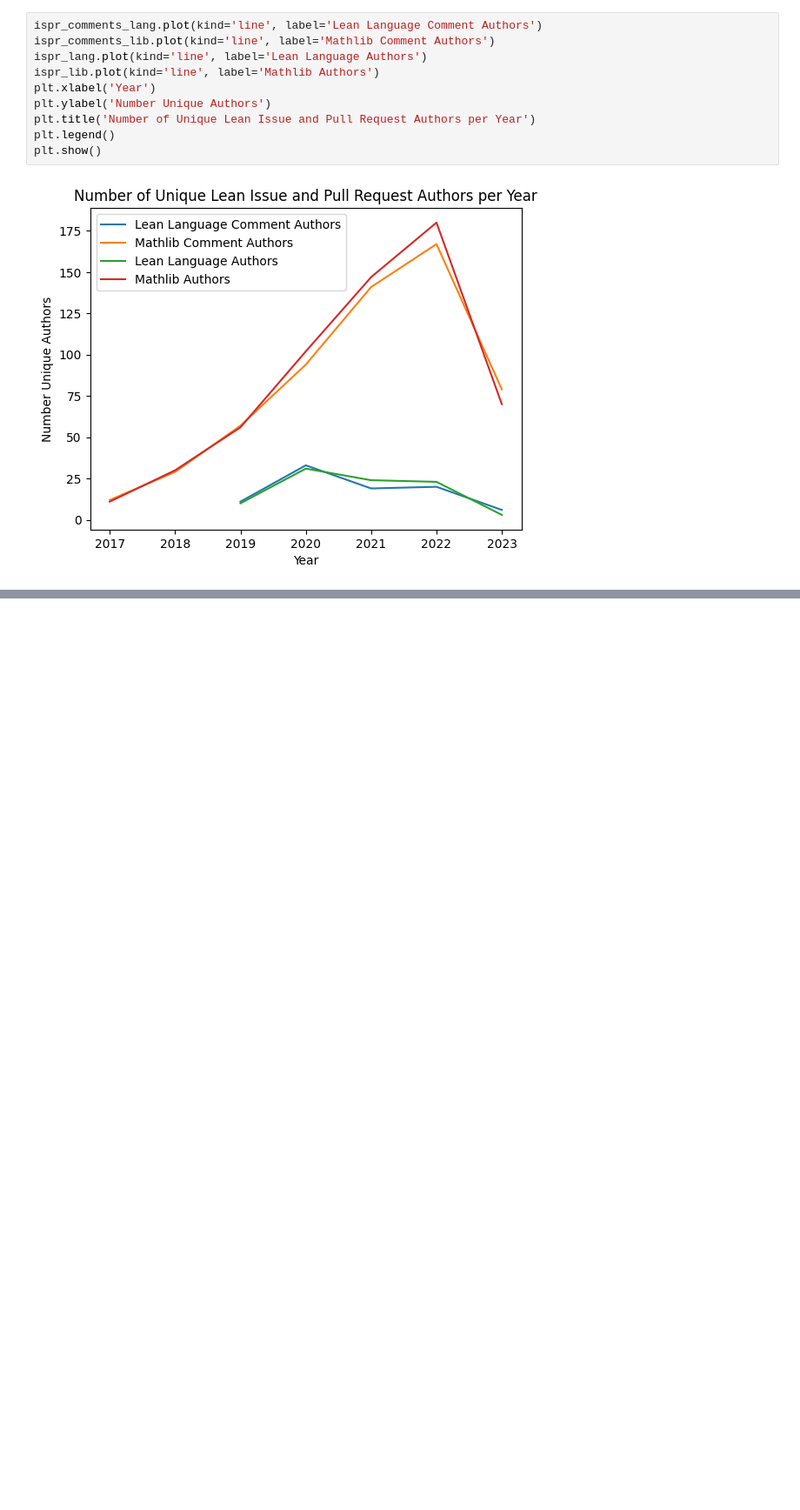
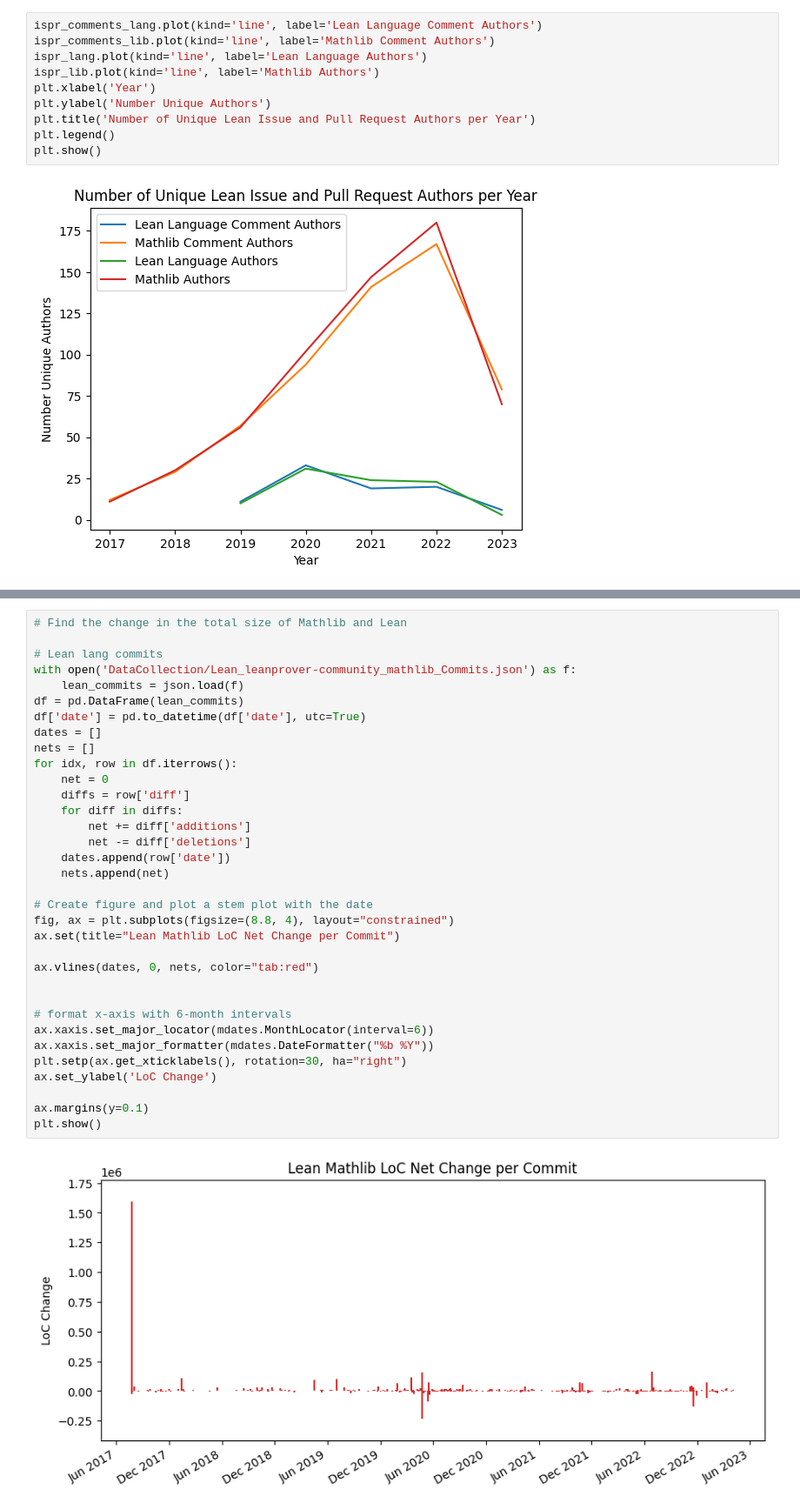
Before and after one commit to minsungc/aseproject2023, a Jupyter notebook: lean_figures.ipynb, the cells around one changed output, grey strips where cells are left out. Shown at 87% size. Drawn from its saved outputs; the diff is of its cells as text; blank space fills up the shorter version.

```diff
--- a/lean_figures.ipynb
+++ b/lean_figures.ipynb
@@ -596,0 +597,36 @@ plt.show()
+# %%
+# Find the change in the total size of Mathlib and Lean
+
+# Lean lang commits
+with open('DataCollection/Lean_leanprover-community_mathlib_Commits.json') as f:
+    lean_commits = json.load(f)
+df = pd.DataFrame(lean_commits)
+df['date'] = pd.to_datetime(df['date'], utc=True)
+dates = []
+nets = []
+for idx, row in df.iterrows():
+    net = 0
+    diffs = row['diff']
+    for diff in diffs:
+        net += diff['additions']
+        net -= diff['deletions']
+    dates.append(row['date'])
+    nets.append(net)
+
+# Create figure and plot a stem plot with the date
+fig, ax = plt.subplots(figsize=(8.8, 4), layout="constrained")
+ax.set(title="Lean Mathlib LoC Net Change per Commit")
+
+ax.vlines(dates, 0, nets, color="tab:red")
+
+
+# format x-axis with 6-month intervals
+ax.xaxis.set_major_locator(mdates.MonthLocator(interval=6))
+ax.xaxis.set_major_formatter(mdates.DateFormatter("%b %Y"))
+plt.setp(ax.get_xticklabels(), rotation=30, ha="right")
+ax.set_ylabel('LoC Change')
+
+ax.margins(y=0.1)
+plt.show()
+# %% [output]
+[figure, added]
```
Also changed, not shown: parts of 1 cell of this notebook, 4 other files.
